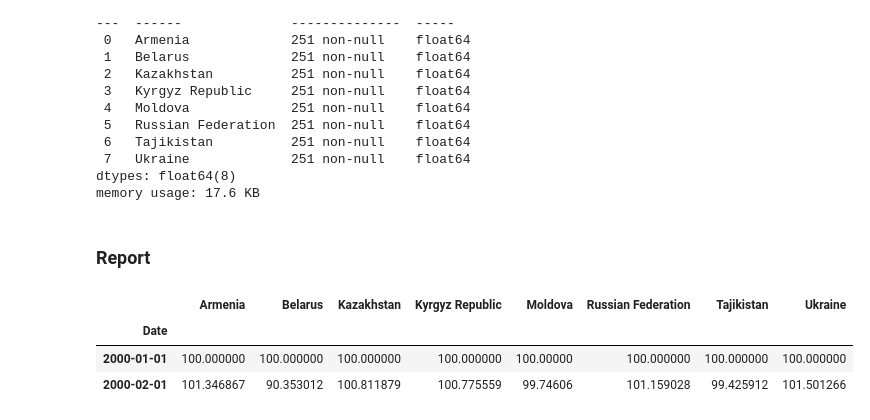
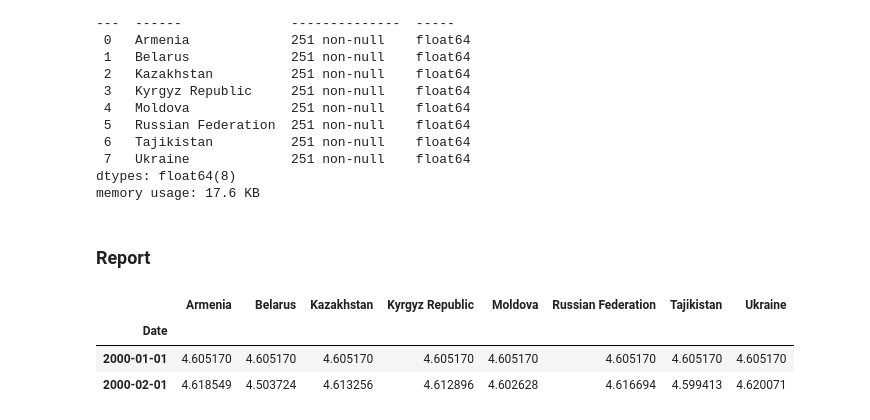
Before and after one commit to vlad-yeghiazaryan/PPP-in-EAEU, a Jupyter notebook: EAEU-report.ipynb, the cells around one changed output. Saved outputs shown, nothing was run; the diff lists cells and outputs as text; code cells hidden in the pictures.

```diff
--- a/EAEU-report.ipynb
+++ b/EAEU-report.ipynb
@@ -65,12 +66,12 @@ dataPtC = dataLogs.diff()[1:]
 # %% [markdown]
 ### Report
 # %%
-data.head(2)
+dataLogs.head(2)
 # %% [output]
 |  | Armenia | Belarus | Kazakhstan | Kyrgyz Republic | Moldova | Russian Federation | Tajikistan | Ukraine |
 | Date |  |  |  |  |  |  |  |  |
-| 2000-01-01 | 100.000000 | 100.000000 | 100.000000 | 100.000000 | 100.00000 | 100.000000 | 100.000000 | 100.000000 |
-| 2000-02-01 | 101.346867 | 90.353012 | 100.811879 | 100.775559 | 99.74606 | 101.159028 | 99.425912 | 101.501266 |
+| 2000-01-01 | 4.605170 | 4.605170 | 4.605170 | 4.605170 | 4.605170 | 4.605170 | 4.605170 | 4.605170 |
+| 2000-02-01 | 4.618549 | 4.503724 | 4.613256 | 4.612896 | 4.602628 | 4.616694 | 4.599413 | 4.620071 |
 # %%
 levels=[0.01,0.05,0.1]
 quantiles = np.arange(0.1, 1, 0.1)
```
Also changed, not shown: parts of 7 cells of this notebook, 6 other files.
